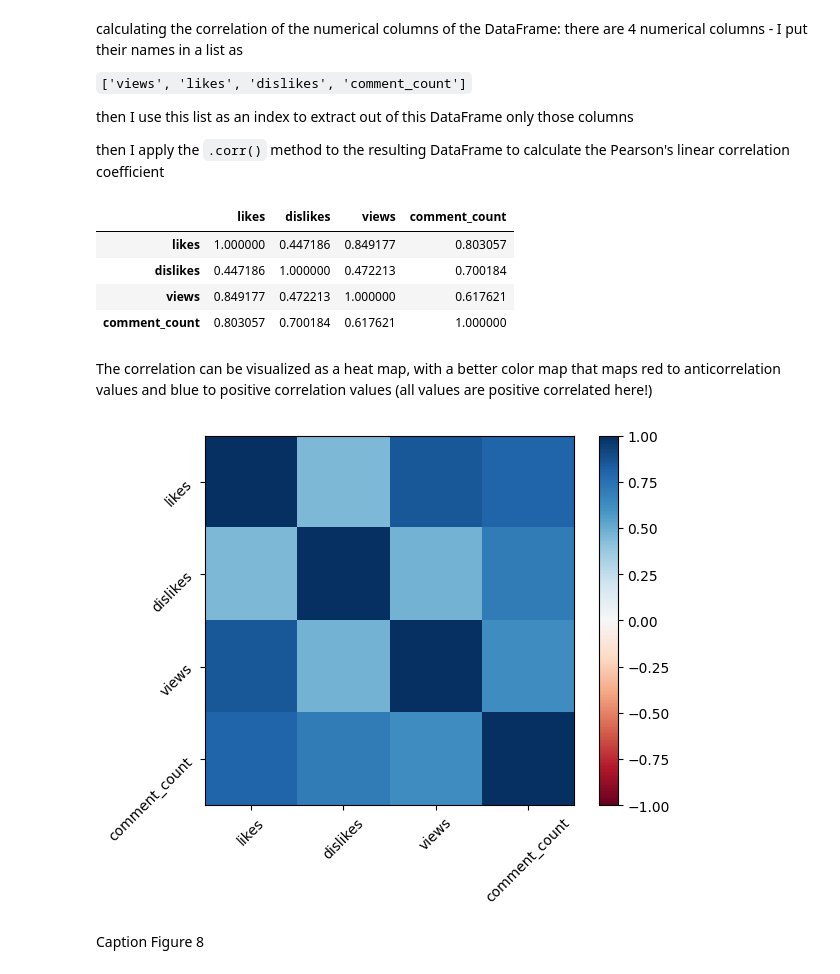
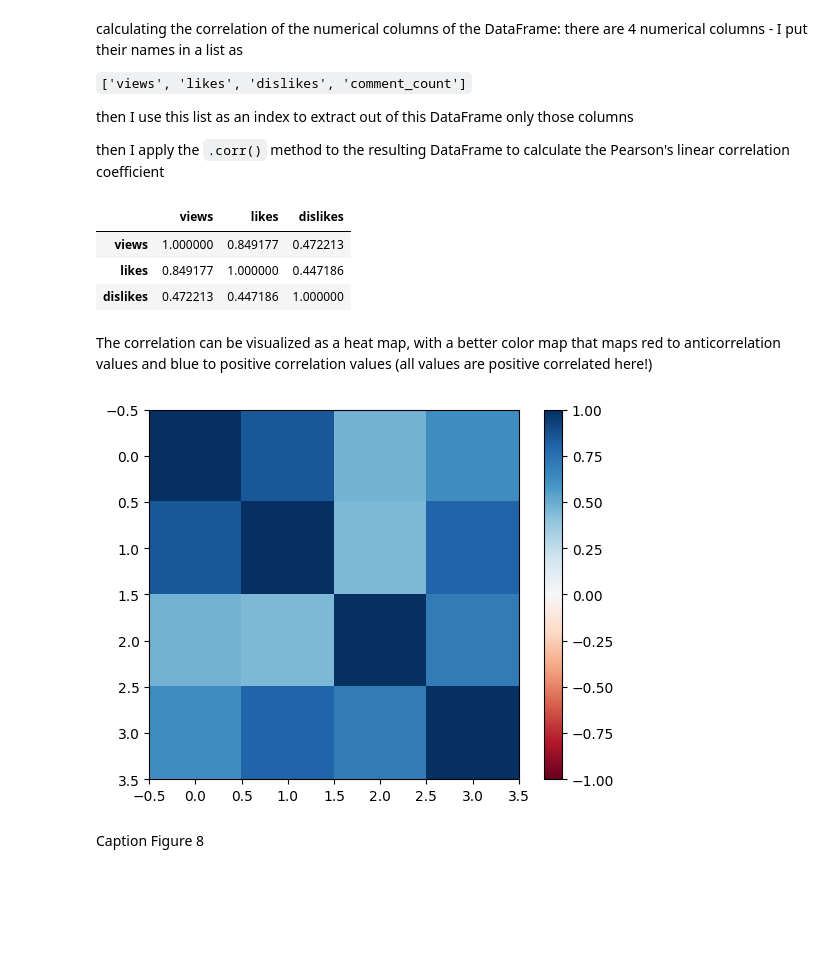
Before and after one commit to GraceJulius/FDSFE_GJulius, a Jupyter notebook: HW2/videosanalysis_exploratory.ipynb, the cells around one changed output. Cells and saved outputs as stored; diff of their text form; code cells hidden in the pictures; blank space fills up the shorter version.

```diff
--- a/HW2/videosanalysis_exploratory.ipynb
+++ b/HW2/videosanalysis_exploratory.ipynb
@@ -273,20 +310,24 @@ calculating the correlation of the numerical columns of the DataFrame: there are
 then I use this list as an index to extract out of this DataFrame only those columns
 
 then I apply the `.corr()` method to the resulting DataFrame to calculate the Pearson's linear correlation coefficient
-# %%
-videos...
-# %% [output]
-|  | likes | dislikes | views | comment_count |
-| likes | 1.000000 | 0.447186 | 0.849177 | 0.803057 |
-| dislikes | 0.447186 | 1.000000 | 0.472213 | 0.700184 |
-| views | 0.849177 | 0.472213 | 1.000000 | 0.617621 |
-| comment_count | 0.803057 | 0.700184 | 0.617621 | 1.000000 |
+# %%
+videos[['views', 'likes', 'dislikes', 'comment_count']].corr()
+# %% [output]
+|  | views | likes | dislikes |
+| views | 1.000000 | 0.849177 | 0.472213 |
+| likes | 0.849177 | 1.000000 | 0.447186 |
+| dislikes | 0.472213 | 0.447186 | 1.000000 |
 # %% [markdown]
 The correlation can be visualized as a heat map, with a better color map that maps red to anticorrelation values and blue to positive correlation values (all values are positive correlated here!)
-# %%
-plt.imshow(...
-# %% [output]
-[figure, removed]
+# %%
+numeric_cols = ['views', 'likes', 'dislikes', 'comment_count']
+corr_matrix = videos[numeric_cols].corr()
+
+plt.imshow(corr_matrix, clim=(-1, 1), cmap="RdBu")
+plt.colorbar()
+plt.show()
+# %% [output]
+[figure, added]
 # %% [markdown]
 Caption Figure 8
 # %% [markdown]
```
Also changed, not shown: parts of 36 cells of this notebook.
